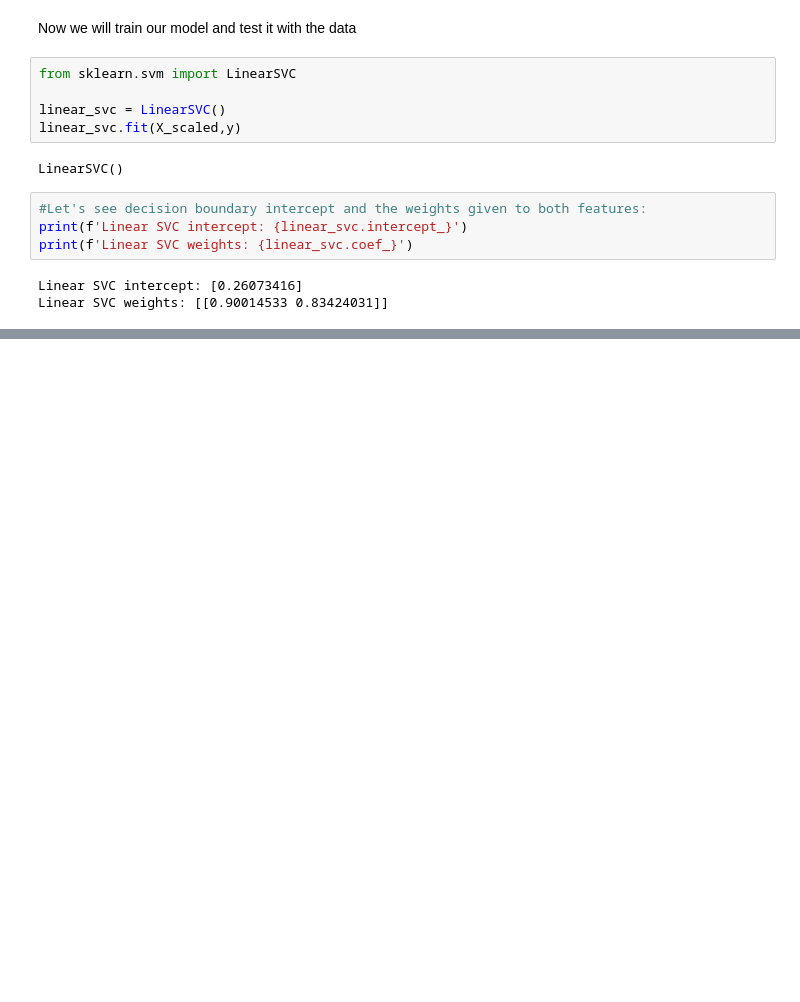
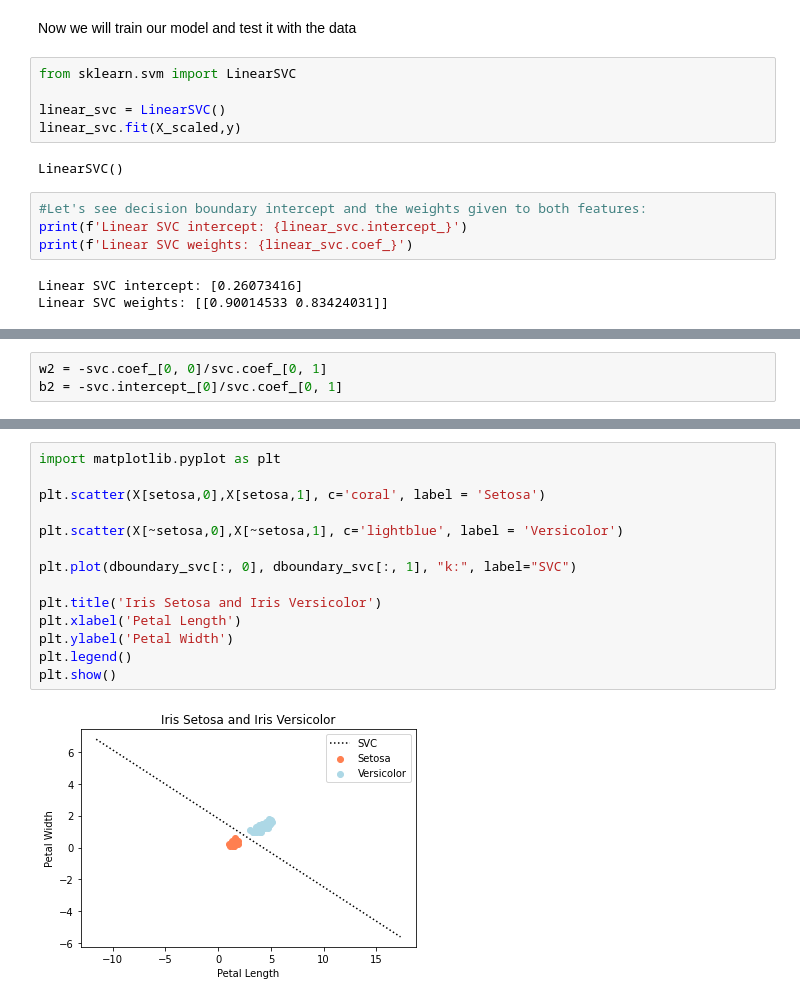
Before and after one commit to arturoruizs/handsonml, a Jupyter notebook: chapter5_svm.ipynb, the cells around one changed output, grey strips where cells are left out. Cells and saved outputs as stored; diff of their text form; blank space fills up the shorter version.

```diff
--- a/chapter5_svm.ipynb
+++ b/chapter5_svm.ipynb
@@ -126,0 +166,3 @@ Linear SVC weights: [[0.90014533 0.83424031]]
+# %%
+w2 = -svc.coef_[0, 0]/svc.coef_[0, 1]
+b2 = -svc.intercept_[0]/svc.coef_[0, 1]
@@ -126,0 +175,16 @@ Linear SVC weights: [[0.90014533 0.83424031]]
+# %%
+import matplotlib.pyplot as plt
+
+plt.scatter(X[setosa,0],X[setosa,1], c='coral', label = 'Setosa')
+
+plt.scatter(X[~setosa,0],X[~setosa,1], c='lightblue', label = 'Versicolor')
+
+plt.plot(dboundary_svc[:, 0], dboundary_svc[:, 1], "k:", label="SVC")
+
+plt.title('Iris Setosa and Iris Versicolor')
+plt.xlabel('Petal Length')
+plt.ylabel('Petal Width')
+plt.legend()
+plt.show()
+# %% [output]
+[figure, added]
```
Also changed, not shown: parts of 7 cells of this notebook.
